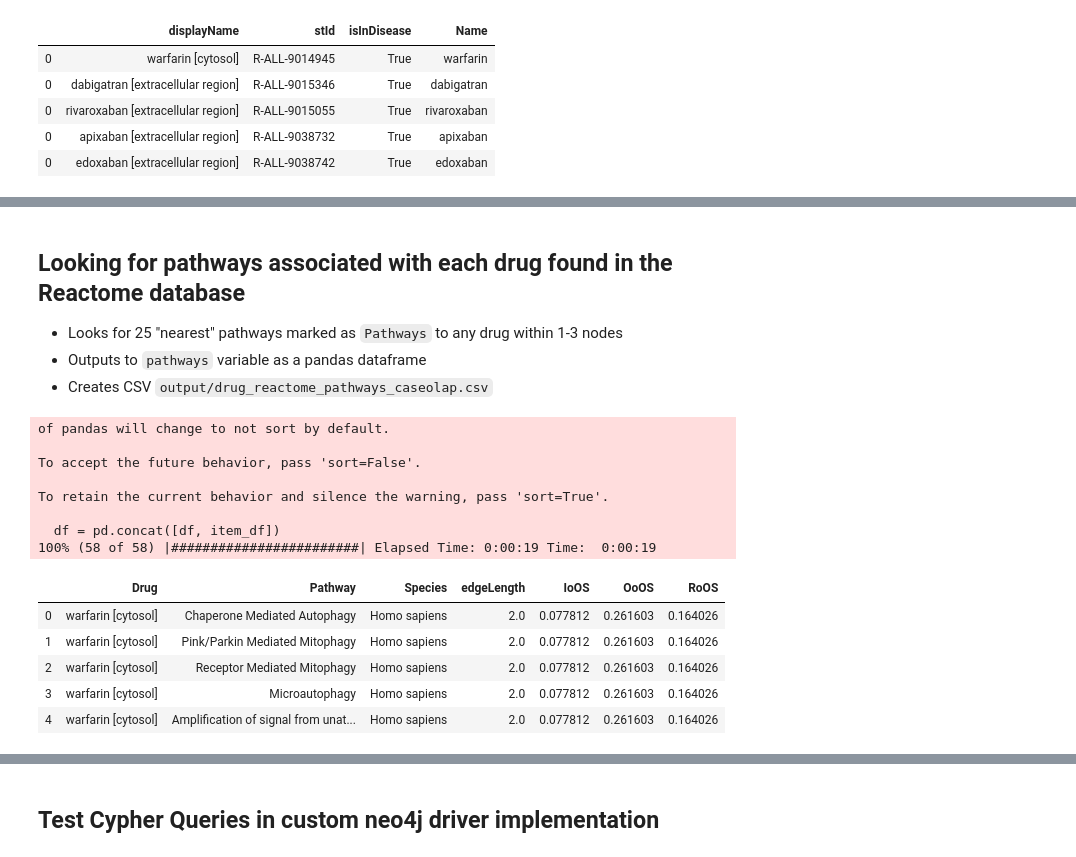
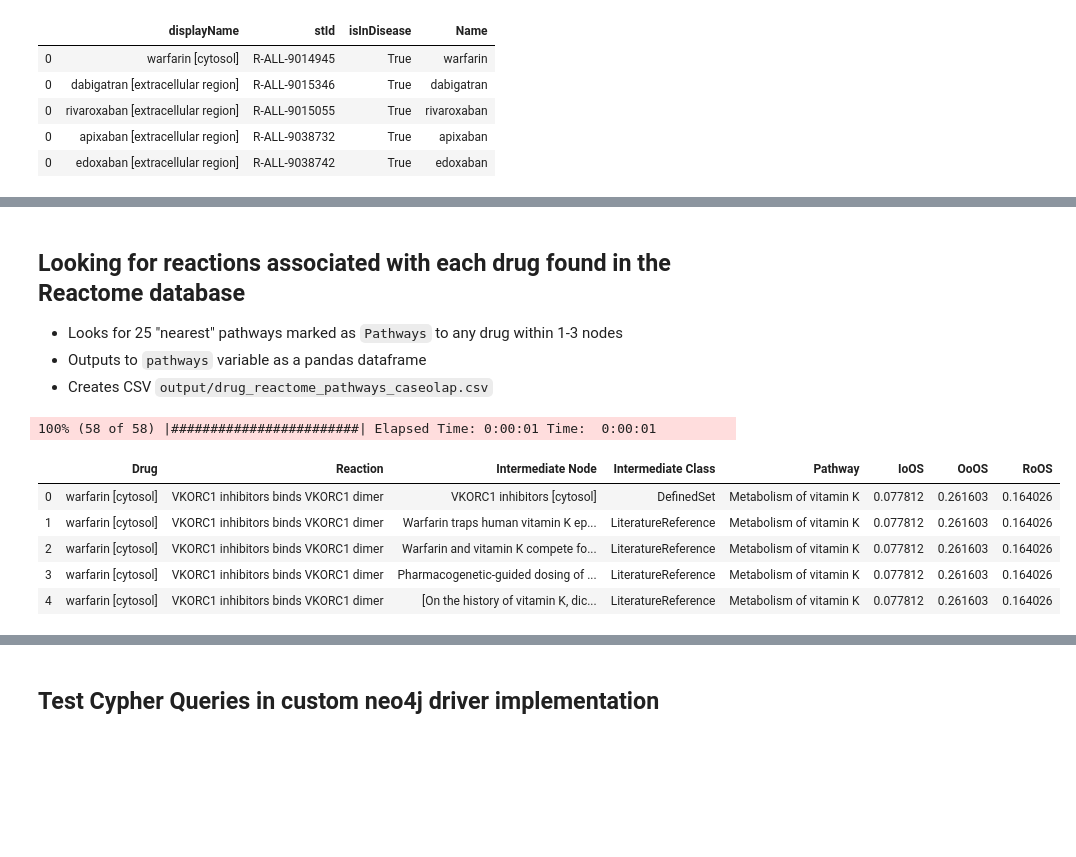
Before and after one commit to pinglab-intern/caseolap-pipeline, a Jupyter notebook: Explore_Drug_chemical_OxStress.ipynb, the cells around one changed output, grey strips where cells are left out. Cells and saved outputs as stored; diff of their text form; code cells hidden in the pictures; blank space fills up the shorter version.

```diff
--- a/Explore_Drug_chemical_OxStress.ipynb
+++ b/Explore_Drug_chemical_OxStress.ipynb
@@ -36,7 +36,7 @@ Looks for the lower case name of the drug from the curated list to match any of
  - 58/155 drugs found to have counter parts in reactome
 # %%
 importlib.reload(neo4j_driver)
-driver = neo4j_driver.driver(uri = "bolt://localhost:7687", user = "neo4j", password = "Akre1234")
+reactome_driver = neo4j_driver.driver(uri = "bolt://localhost:7687", user = "neo4j", password = "Akre1234")
 # %% [markdown]
 ### Test to see if I can find any drug in the reactome data set
 # %%
@@ -57,7 +58,7 @@ Query:
 # %%
 drugs_in_reactome = pd.DataFrame()
 for drug_name in drug_list_df.Name.unique():
-    result = driver.search_item_in_array(
+    result = reactome_driver.search_item_in_array(
         array_field="name",
         item='"%s"' % drug_name,
         class_type='Drug',
@@ -85,6 +86,7 @@ drugs_with_caseOLAP = drugs_in_reactome.merge(
     caseolap_results.rename(columns={'protein': 'Name'}),
     how='inner',
     validate='1:1'
-)
+).set_index('Name')
 drugs_with_caseOLAP.head()
+print('Drugs found in caseOLAP and Reactome: ', drugs_with_caseOLAP.displayName.nunique())
 # %% [output]
@@ -97,52 +98,49 @@ drugs_with_caseOLAP.head()
 # %% [markdown]
-## Looking for pathways associated with each drug found in the Reactome database
+## Looking for reactions associated with each drug found in the Reactome database
 
 - Looks for 25 "nearest" pathways marked as `Pathways` to any drug within 1-3 nodes
 - Outputs to `pathways` variable as a pandas dataframe
 - Creates CSV `output/drug_reactome_pathways_caseolap.csv`
 # %%
-
 # Re-initializing driver to account for changes made to driver function
 importlib.reload(neo4j_driver)
 driver = neo4j_driver.driver(uri = "bolt://localhost:7687", user = "neo4j", password = "Akre1234")
 
 # For each reactome drug ID, looks for "closest" pathways within 1-2 nodes
-pathways = pd.DataFrame()
+reactions = pd.DataFrame()
 for (reactome_id, IoOS, OoOS, RoOS), d_df, in progressbar.progressbar(drugs_with_caseOLAP.groupby(['stId', 'IoOS', 'OoOS', 'RoOS'])):
-    result = driver.get_n_relations(
-        class_1='Drug',
-        id_1="'%s'" % reactome_id,
-        id_class='stId',
-#        class_2='TopLevelPathway',
-        class_2='Pathway',
-        info_cols=['a.displayName', 'b.displayName', 'b.speciesName'],
-        edge_type='*1..2',
-        where_clause=" WHERE b.speciesName = 'Homo sapiens'",
-        verbose=False,
-        n=10000,
-    ).rename(columns={
-        'a.displayName': 'Drug',
-        'b.displayName': 'Pathway',
-        'b.speciesName': 'Species'
-    })
+    query = (
+        """
+        MATCH (a:Drug {stId: '%s'})-[]-(c)-[]-(b:ReactionLikeEvent)<-[:hasEvent]-(p:Pathway)
+        WHERE b.speciesName = 'Homo sapiens'
+        AND NOT c.schemaClass IN ['Compartment', 'InstanceEdit']
+        RETURN DISTINCT a.displayName, b.displayName, c.displayName, c.schemaClass, p.displayName
+        """ % (reactome_id)
+    )
+    query_res = driver.run_query(query)
+    result = driver.results_to_df(query_res, ['a.displayName', 'b.displayName', 'c.displayName', 'c.schemaClass', 'p.displayName'])
     result['IoOS'] = IoOS
     result['OoOS'] = OoOS
     result['RoOS'] = RoOS
-    pathways = pathways.append(result, ignore_index=True, sort=False)
 
-pathways.head()
+    reactions = reactions.append(result, ignore_index=True, sort=False)
+
+reactions = reactions.rename(
+    columns={
+        'a.displayName': 'Drug',
+        'b.displayName': 'Reaction',
+        'c.displayName': 'Intermediate Node',
+        'c.schemaClass': 'Intermediate Class',
+        'p.displayName': 'Pathway'
+    }
+)
+reactions.to_csv('output/drug_reactome_reactions_caseolap.csv', index=False)
+reactions.head()
 # %% [output]
-of pandas will change to not sort by default.
-
-To accept the future behavior, pass 'sort=False'.
-
-To retain the current behavior and silence the warning, pass 'sort=True'.
-
-  df = pd.concat([df, item_df])
-100% (58 of 58) |########################| Elapsed Time: 0:00:19 Time:  0:00:19
+100% (58 of 58) |########################| Elapsed Time: 0:00:01 Time:  0:00:01
-|  | Drug | Pathway | Species | edgeLength | IoOS | OoOS | RoOS |
-| 0 | warfarin [cytosol] | Chaperone Mediated Autophagy | Homo sapiens | 2.0 | 0.077812 | 0.261603 | 0.164026 |
-| 1 | warfarin [cytosol] | Pink/Parkin Mediated Mitophagy | Homo sapiens | 2.0 | 0.077812 | 0.261603 | 0.164026 |
-| 2 | warfarin [cytosol] | Receptor Mediated Mitophagy | Homo sapiens | 2.0 | 0.077812 | 0.261603 | 0.164026 |
-| 3 | warfarin [cytosol] | Microautophagy | Homo sapiens | 2.0 | 0.077812 | 0.261603 | 0.164026 |
-| 4 | warfarin [cytosol] | Amplification of signal from unat... | Homo sapiens | 2.0 | 0.077812 | 0.261603 | 0.164026 |
+|  | Drug | Reaction | Intermediate Node | Intermediate Class | Pathway | IoOS | OoOS | RoOS |
+| 0 | warfarin [cytosol] | VKORC1 inhibitors binds VKORC1 dimer | VKORC1 inhibitors [cytosol] | DefinedSet | Metabolism of vitamin K | 0.077812 | 0.261603 | 0.164026 |
+| 1 | warfarin [cytosol] | VKORC1 inhibitors binds VKORC1 dimer | Warfarin traps human vitamin K ep... | LiteratureReference | Metabolism of vitamin K | 0.077812 | 0.261603 | 0.164026 |
+| 2 | warfarin [cytosol] | VKORC1 inhibitors binds VKORC1 dimer | Warfarin and vitamin K compete fo... | LiteratureReference | Metabolism of vitamin K | 0.077812 | 0.261603 | 0.164026 |
+| 3 | warfarin [cytosol] | VKORC1 inhibitors binds VKORC1 dimer | Pharmacogenetic-guided dosing of ... | LiteratureReference | Metabolism of vitamin K | 0.077812 | 0.261603 | 0.164026 |
+| 4 | warfarin [cytosol] | VKORC1 inhibitors binds VKORC1 dimer | [On the history of vitamin K, dic... | LiteratureReference | Metabolism of vitamin K | 0.077812 | 0.261603 | 0.164026 |
```
Also changed, not shown: parts of 19 cells of this notebook, 2 other files.
